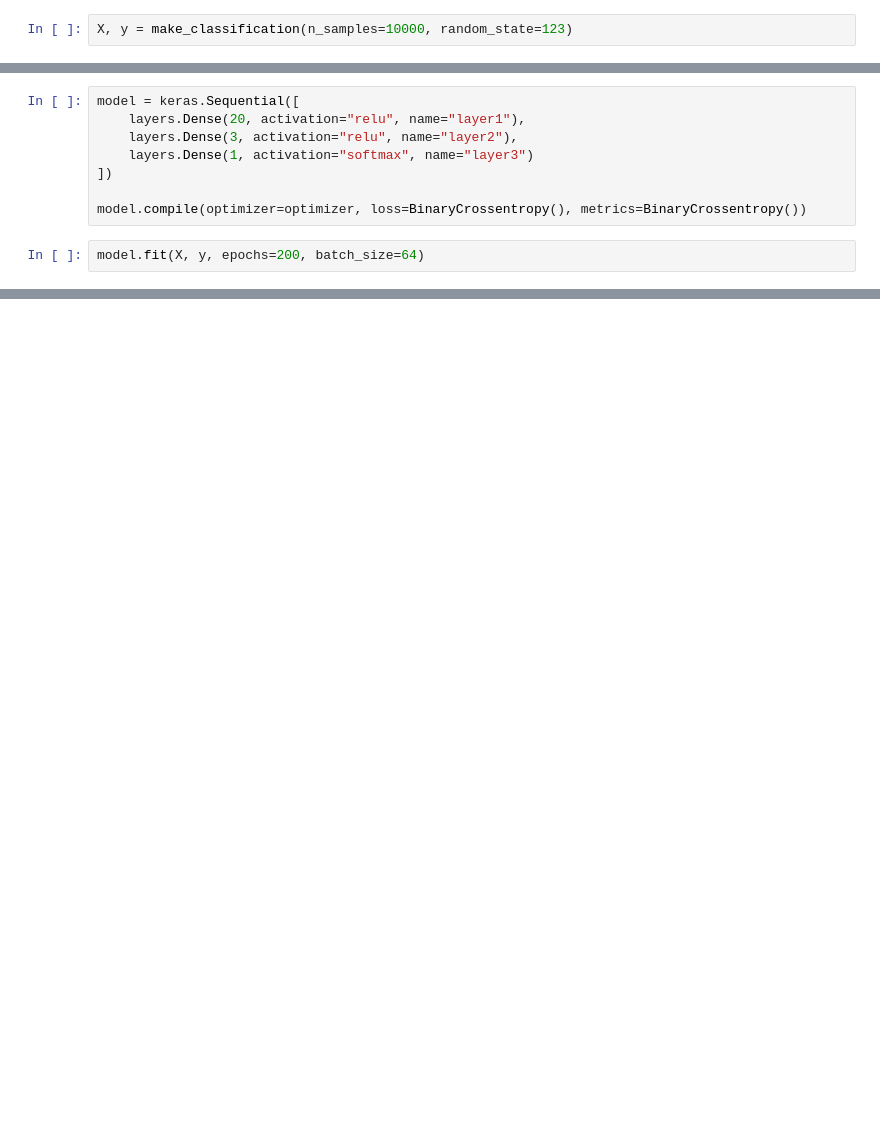
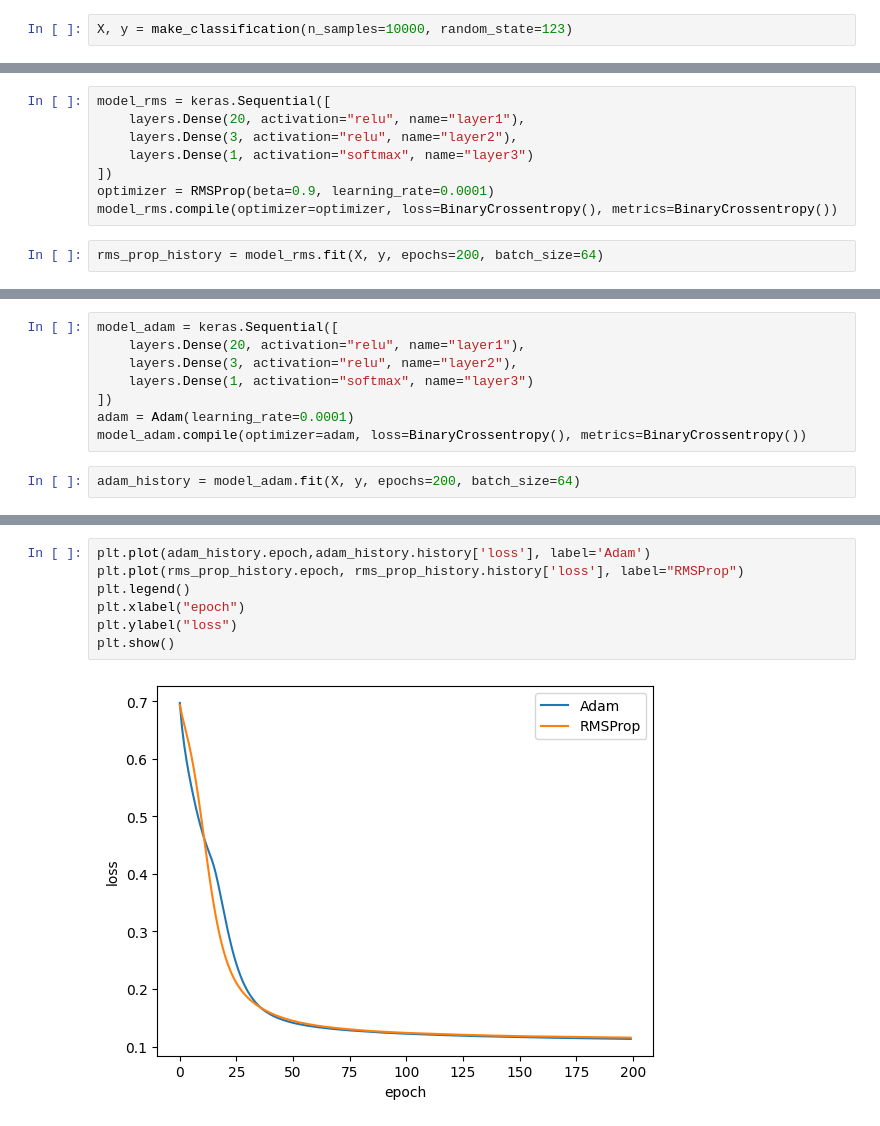
Before and after one commit to SawickiBartosz/RMSPropForBioBERT, a Jupyter notebook: RMSProp_showcase.ipynb, the cells around one changed output, grey strips where cells are left out. Cells and saved outputs as stored; diff of their text form; blank space fills up the shorter version.

Commit message:
add other abstract methods in optimizer and compare with Adam in notebook

```diff
--- a/RMSProp_showcase.ipynb
+++ b/RMSProp_showcase.ipynb
@@ -12,0 +12,10 @@ from tensorflow.keras.losses import BinaryCrossentropy
+# %%
+model_rms = keras.Sequential([
+    layers.Dense(20, activation="relu", name="layer1"),
+    layers.Dense(3, activation="relu", name="layer2"),
+    layers.Dense(1, activation="softmax", name="layer3")
+])
+optimizer = RMSProp(beta=0.9, learning_rate=0.0001)
+model_rms.compile(optimizer=optimizer, loss=BinaryCrossentropy(), metrics=BinaryCrossentropy())
+# %%
+rms_prop_history = model_rms.fit(X, y, epochs=200, batch_size=64)
@@ -13,12 +40,12 @@ from tensorflow.keras.losses import BinaryCrossentropy
 # %%
-model = keras.Sequential([
+model_adam = keras.Sequential([
     layers.Dense(20, activation="relu", name="layer1"),
     layers.Dense(3, activation="relu", name="layer2"),
     layers.Dense(1, activation="softmax", name="layer3")
 ])
-
-model.compile(optimizer=optimizer, loss=BinaryCrossentropy(), metrics=BinaryCrossentropy())
+adam = Adam(learning_rate=0.0001)
+model_adam.compile(optimizer=adam, loss=BinaryCrossentropy(), metrics=BinaryCrossentropy())
 # %%
-model.fit(X, y, epochs=200, batch_size=64)
+adam_history = model_adam.fit(X, y, epochs=200, batch_size=64)
 # %% [output]
 Epoch 1/200
@@ -41,0 +68,9 @@ KeyboardInterrupt:
+# %%
+plt.plot(adam_history.epoch,adam_history.history['loss'], label='Adam')
+plt.plot(rms_prop_history.epoch, rms_prop_history.history['loss'], label="RMSProp")
+plt.legend()
+plt.xlabel("epoch")
+plt.ylabel("loss")
+plt.show()
+# %% [output]
+[figure, added]
```
Also changed, not shown: parts of 5 cells of this notebook, 1 other file.
